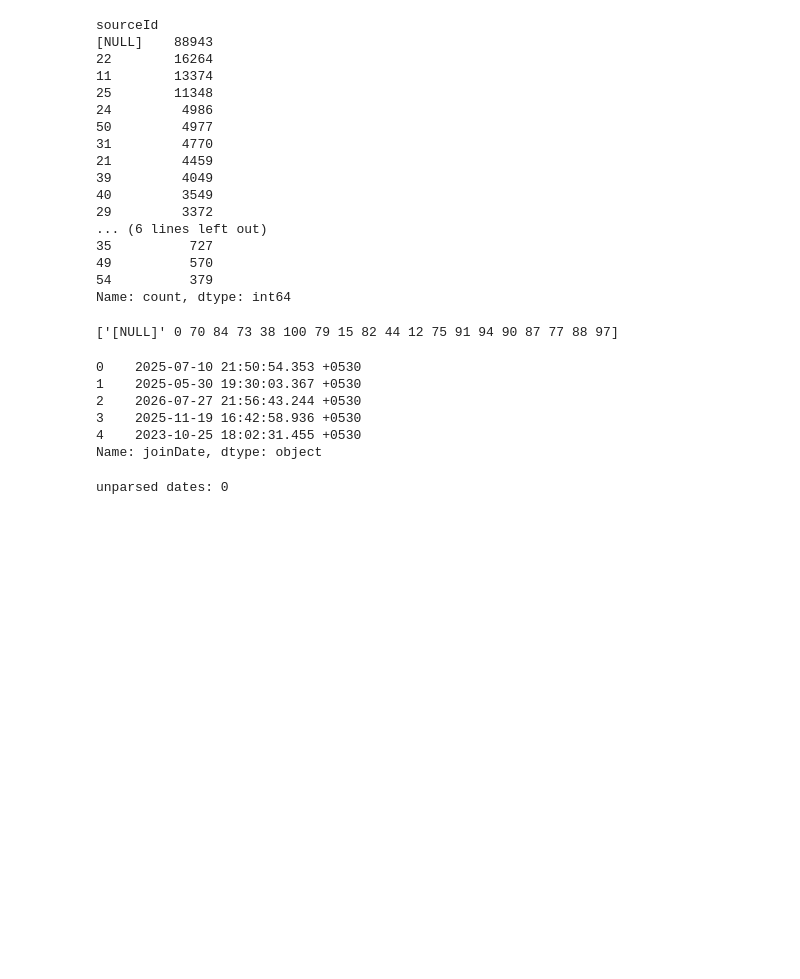
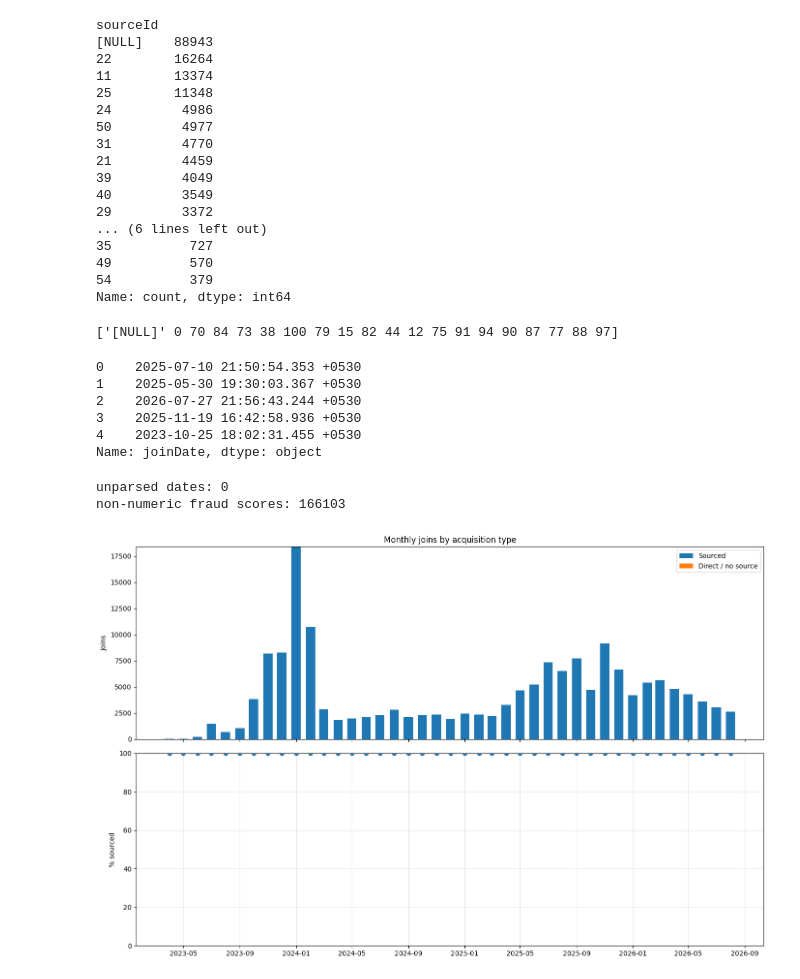
Before and after one commit to routparam12/Python_qns, a Jupyter notebook: Panelist_behaviour_check.ipynb, the cells around one changed output. Saved outputs shown, nothing was run; the diff lists cells and outputs as text; code cells hidden in the pictures; blank space fills up the shorter version.

```diff
--- a/Panelist_behaviour_check.ipynb
+++ b/Panelist_behaviour_check.ipynb
@@ -96,8 +96,43 @@ print(df['joinDate'].head())
 3    2025-11-19 16:42:58.936 +0530
 4    2023-10-25 18:02:31.455 +0530
 Name: joinDate, dtype: object
-# %%
-df['joinDate'] = pd.to_datetime(df['joinDate'], errors='coerce')
-print("unparsed dates:", df['joinDate'].isna().sum())
-# %% [output]
-unparsed dates: 0
+# %%
+df['joinDate'] = pd.to_datetime(df['joinDate'], errors='coerce')
+print("unparsed dates:", df['joinDate'].isna().sum())
+
+# adjust this set after Step 0
+NO_SOURCE = {'', '0', 'none', 'null', 'nan', 'direct', '-1'}
+
+src = df['sourceId'].astype(str).str.strip().str.lower()
+df['has_source'] = ~src.isin(NO_SOURCE)
+
+df['ipFraudScore'] = pd.to_numeric(df['ipFraudScore'], errors='coerce')
+print("non-numeric fraud scores:", df['ipFraudScore'].isna().sum())
+
+df['join_month'] = df['joinDate'].dt.to_period('M').dt.to_timestamp()
+# %% [output]
+unparsed dates: 0
+non-numeric fraud scores: 166103
+# %%
+monthly = (df.groupby('join_month')
+             .agg(total_joins=('panelistId','size'),
+                  sourced=('has_source','sum'))
+             .assign(direct=lambda d: d.total_joins - d.sourced,
+                     sourced_pct=lambda d: 100*d.sourced/d.total_joins)
+             .reset_index())
+# %%
+import matplotlib.pyplot as plt
+
+fig, ax = plt.subplots(2,1, figsize=(14,9), sharex=True)
+
+ax[0].bar(monthly.join_month, monthly.sourced, width=20, label='Sourced')
+ax[0].bar(monthly.join_month, monthly.direct, width=20,
+          bottom=monthly.sourced, label='Direct / no source')
+ax[0].set_ylabel('Joins'); ax[0].legend(); ax[0].set_title('Monthly joins by acquisition type')
+
+ax[1].plot(monthly.join_month, monthly.sourced_pct, marker='o')
+ax[1].set_ylabel('% sourced'); ax[1].set_ylim(0,100); ax[1].grid(alpha=.3)
+
+plt.tight_layout(); plt.show()
+# %% [output]
+[figure, added]
```
Also changed, not shown: parts of 6 cells of this notebook.
